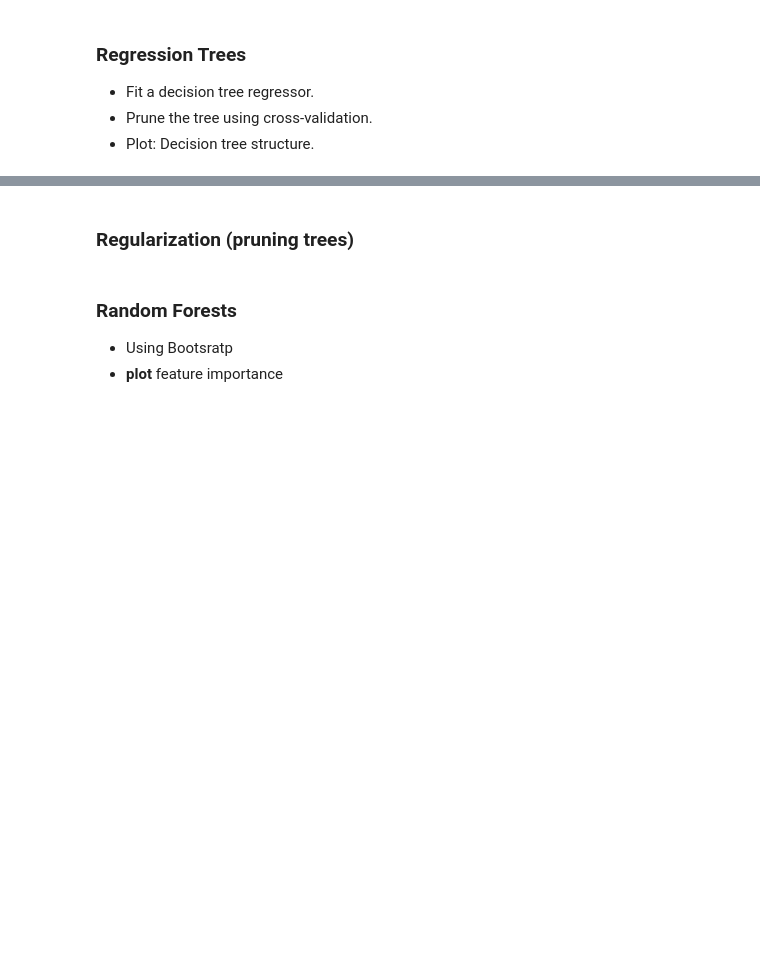
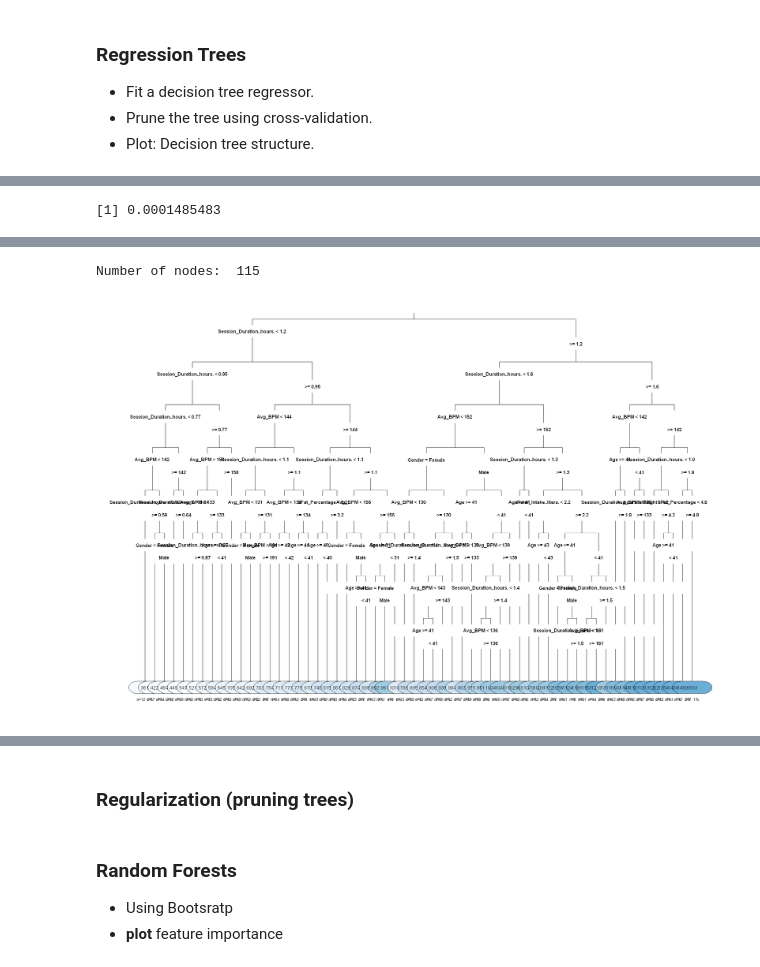
Before and after one commit to Dorianhgn/ProjetML4A, a Jupyter notebook: Calories_Burned/Dorian/R.ipynb, the cells around one changed output, grey strips where cells are left out. Cells and saved outputs as stored; diff of their text form; code cells hidden in the pictures; blank space fills up the shorter version.

```diff
--- a/Calories_Burned/Dorian/R.ipynb
+++ b/Calories_Burned/Dorian/R.ipynb
@@ -391,0 +476,12 @@ rpart.plot(fit_calories, extra = 101, type = 3, under = TRUE, cex = 0.8, tweak =
+# %%
+options(repr.plot.width=18, repr.plot.height=12)
+as.numeric(attributes(which.min(CVerr))$names)
+tree.reg.cal <- rpart(Calories_Burned ~ ., data = gym_train, control=rpart.control(cp=as.numeric(attributes(which.min(CVerr))$names)))
+
+# Plot the tree
+rpart.plot(tree.reg.cal, extra = 101, type = 3, under = TRUE, cex = 0.8, tweak = 1)
+
+# display the number of nodes of the treee
+cat("Number of nodes: ", length(tree.reg.cal$frame$var), "\n")
+# %% [output]
+[1] 0.0001485483
@@ -391,0 +490,2 @@ rpart.plot(fit_calories, extra = 101, type = 3, under = TRUE, cex = 0.8, tweak =
+Number of nodes:  115
+[figure, added]
```
Also changed, not shown: parts of 23 cells of this notebook.
